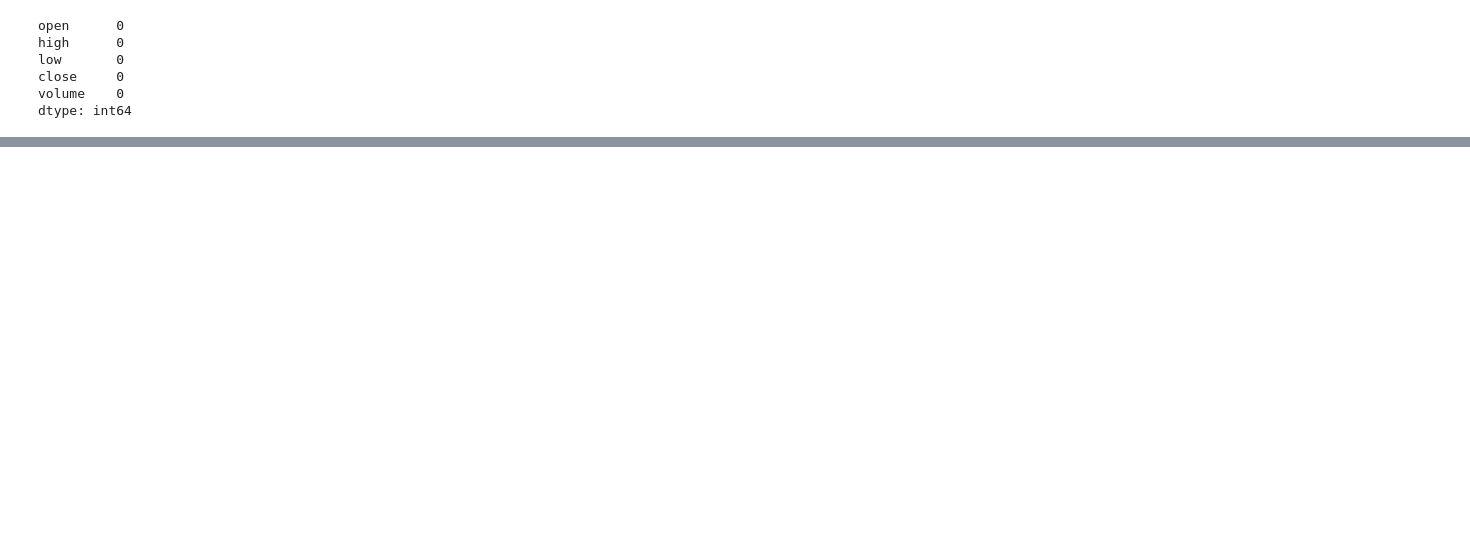
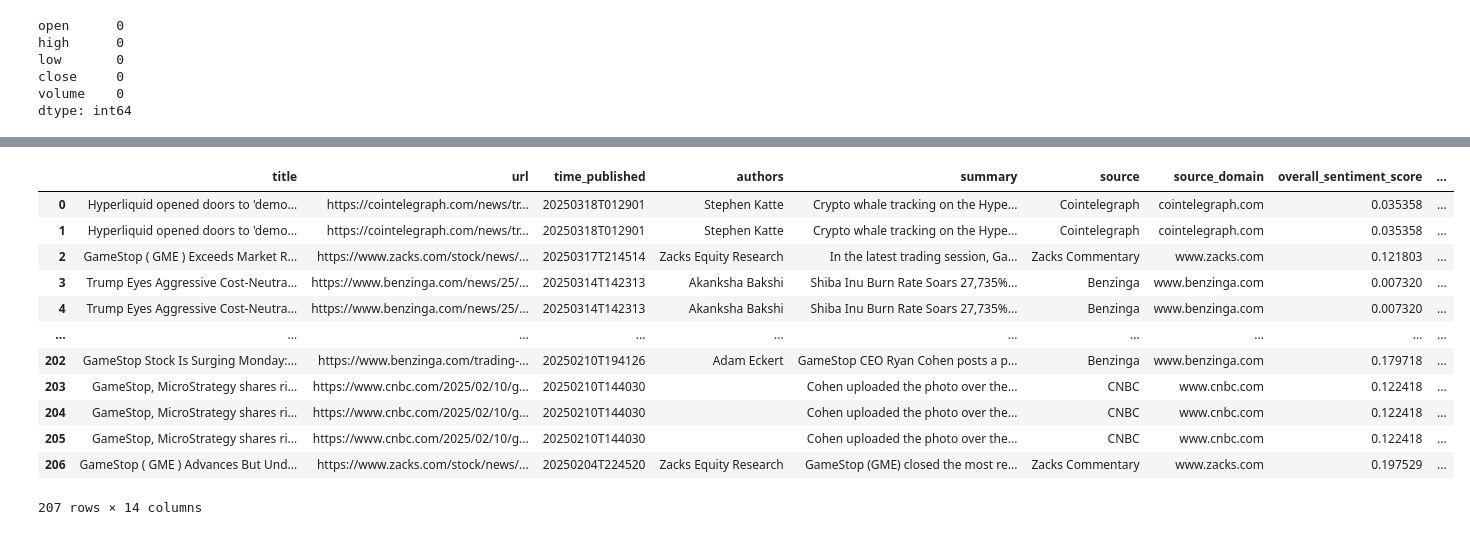
Before and after one commit to grahamjh99/Stock-Seasonality, a Jupyter notebook: Untitled.ipynb, the cells around one changed output, grey strips where cells are left out. Saved outputs shown, nothing was run; the diff lists cells and outputs as text; code cells hidden in the pictures; blank space fills up the shorter version.

Commit message:
added news data

```diff
--- a/Untitled.ipynb
+++ b/Untitled.ipynb
@@ -82,0 +86,6 @@ plt.show()
+# %%
+news_url = f'https://www.alphavantage.co/query?function=NEWS_SENTIMENT&tickers={stock}&time_from={start_date}T0000&time_to={end_date}T0000&apikey={key}'
+r = requests.get(news_url)
+data = r.json()
+# %%
+feed_items = data['feed']
@@ -82,0 +112,48 @@ plt.show()
+# %%
+
+flat_data = []
+
+for article in feed_items:
+    base = {
+        'title': article.get('title'),
+        'url': article.get('url'),
+        'time_published': article.get('time_published'),
+        'authors': ", ".join(article.get('authors', [])),
+        'summary': article.get('summary'),
+        'source': article.get('source'),
+        'source_domain': article.get('source_domain'),
+        'overall_sentiment_score': article.get('overall_sentiment_score'),
+        'overall_sentiment_label': article.get('overall_sentiment_label'),
+    }
+
+    # Topics as comma-separated string
+    topics = article.get('topics', [])
+    topic_names = [t['topic'] for t in topics]
+    base['topics'] = ", ".join(topic_names)
+
+    # Ticker sentiment - multiple tickers possible, so one row per ticker
+    for ticker_info in article.get('ticker_sentiment', []):
+        row = base.copy()
+        row['ticker'] = ticker_info.get('ticker')
+        row['ticker_relevance_score'] = ticker_info.get('relevance_score')
+        row['ticker_sentiment_score'] = ticker_info.get('ticker_sentiment_score')
+        row['ticker_sentiment_label'] = ticker_info.get('ticker_sentiment_label')
+        flat_data.append(row)
+
+news = pd.DataFrame(flat_data)
+# %%
+news
+# %% [output]
+|  | title | url | time_published | authors | summary | source | source_domain | overall_sentiment_score | ... |
+| 0 | Hyperliquid opened doors to 'demo... | https://cointelegraph.com/news/tr... | 20250318T012901 | Stephen Katte | Crypto whale tracking on the Hype... | Cointelegraph | cointelegraph.com | 0.035358 | ... |
+| 1 | Hyperliquid opened doors to 'demo... | https://cointelegraph.com/news/tr... | 20250318T012901 | Stephen Katte | Crypto whale tracking on the Hype... | Cointelegraph | cointelegraph.com | 0.035358 | ... |
+| 2 | GameStop ( GME ) Exceeds Market R... | https://www.zacks.com/stock/news/... | 20250317T214514 | Zacks Equity Research | In the latest trading session, Ga... | Zacks Commentary | www.zacks.com | 0.121803 | ... |
+| 3 | Trump Eyes Aggressive Cost-Neutra... | https://www.benzinga.com/news/25/... | 20250314T142313 | Akanksha Bakshi | Shiba Inu Burn Rate Soars 27,735%... | Benzinga | www.benzinga.com | 0.007320 | ... |
+| 4 | Trump Eyes Aggressive Cost-Neutra... | https://www.benzinga.com/news/25/... | 20250314T142313 | Akanksha Bakshi | Shiba Inu Burn Rate Soars 27,735%... | Benzinga | www.benzinga.com | 0.007320 | ... |
+| ... | ... | ... | ... | ... | ... | ... | ... | ... | ... |
+| 202 | GameStop Stock Is Surging Monday:... | https://www.benzinga.com/trading-... | 20250210T194126 | Adam Eckert | GameStop CEO Ryan Cohen posts a p... | Benzinga | www.benzinga.com | 0.179718 | ... |
+| 203 | GameStop, MicroStrategy shares ri... | https://www.cnbc.com/2025/02/10/g... | 20250210T144030 |  | Cohen uploaded the photo over the... | CNBC | www.cnbc.com | 0.122418 | ... |
+| 204 | GameStop, MicroStrategy shares ri... | https://www.cnbc.com/2025/02/10/g... | 20250210T144030 |  | Cohen uploaded the photo over the... | CNBC | www.cnbc.com | 0.122418 | ... |
+| 205 | GameStop, MicroStrategy shares ri... | https://www.cnbc.com/2025/02/10/g... | 20250210T144030 |  | Cohen uploaded the photo over the... | CNBC | www.cnbc.com | 0.122418 | ... |
+| 206 | GameStop ( GME ) Advances But Und... | https://www.zacks.com/stock/news/... | 20250204T224520 | Zacks Equity Research | GameStop (GME) closed the most re... | Zacks Commentary | www.zacks.com | 0.197529 | ... |
+207 rows × 14 columns
```
Also changed, not shown: parts of 8 cells of this notebook, 1 other file.
